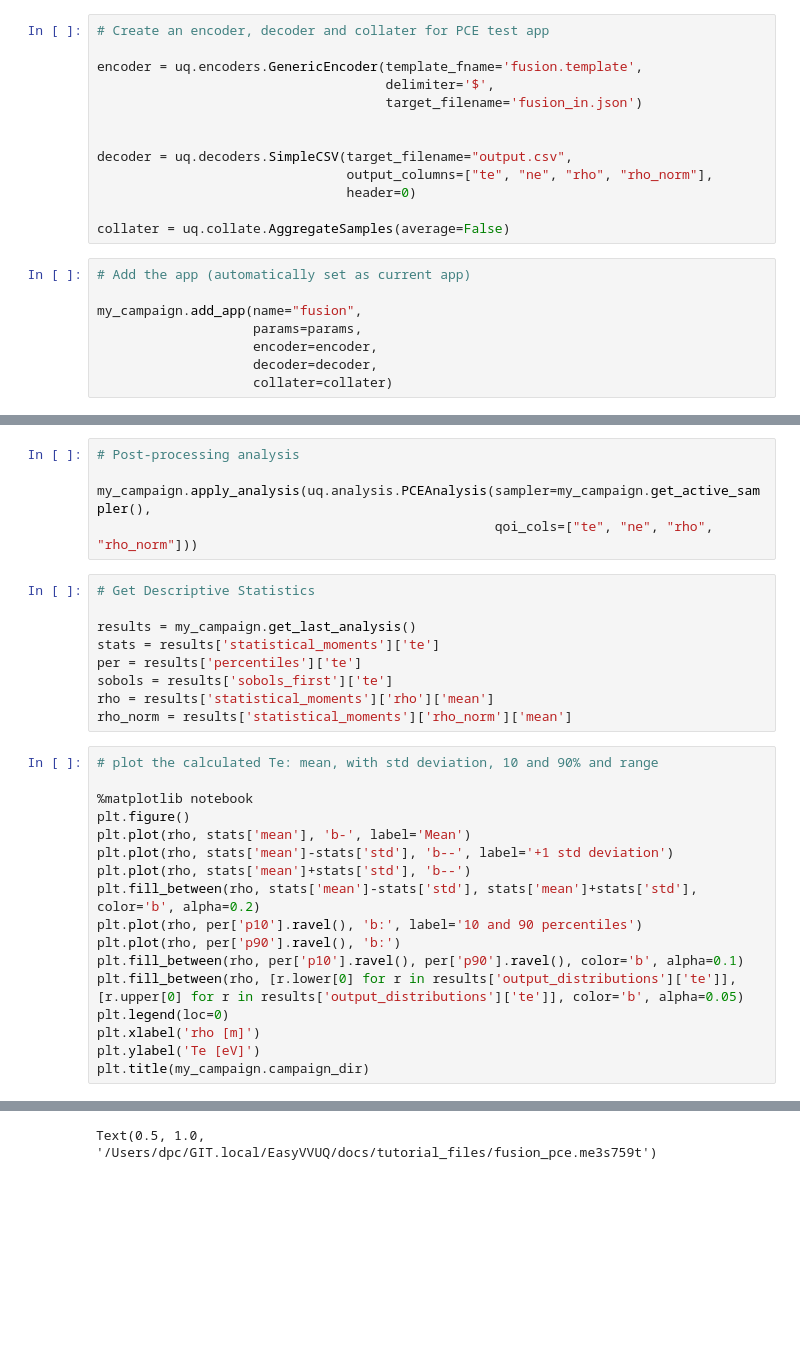
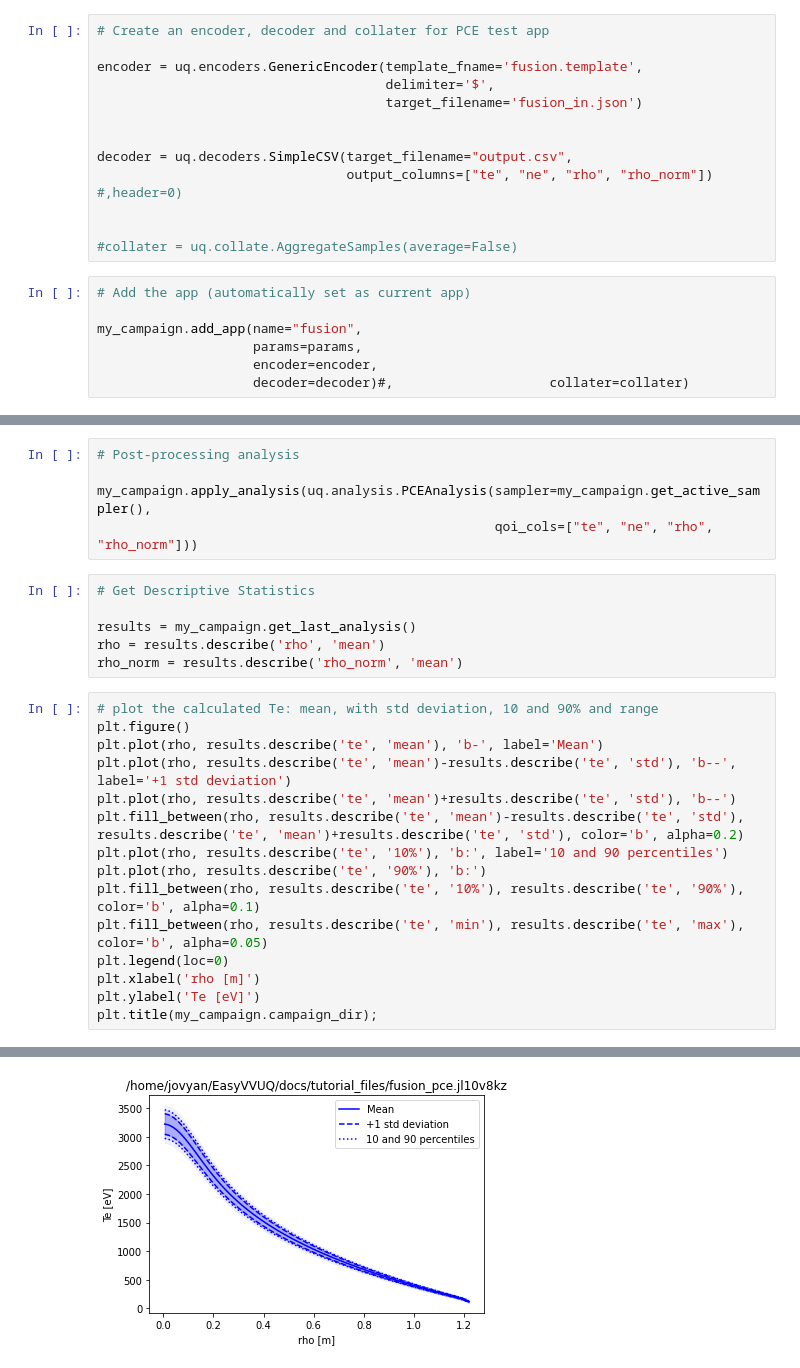
Before and after one commit to UCL-CCS/EasyVVUQ, a Jupyter notebook: docs/tutorial_files/easyvvuq_fusion_tutorial.ipynb, the cells around one changed output, grey strips where cells are left out. Drawn from its saved outputs; the diff is of its cells as text; blank space fills up the shorter version.

Commit message:
update the fusion notebook

```diff
--- a/docs/tutorial_files/easyvvuq_fusion_tutorial.ipynb
+++ b/docs/tutorial_files/easyvvuq_fusion_tutorial.ipynb
@@ -50,18 +72,17 @@ encoder = uq.encoders.GenericEncoder(template_fname='fusion.template',
 
 
 decoder = uq.decoders.SimpleCSV(target_filename="output.csv",
-                                output_columns=["te", "ne", "rho", "rho_norm"],
-                                header=0)
+                                output_columns=["te", "ne", "rho", "rho_norm"]) #,header=0)
 
-collater = uq.collate.AggregateSamples(average=False)
+
+#collater = uq.collate.AggregateSamples(average=False)
 # %%
 # Add the app (automatically set as current app)
 
 my_campaign.add_app(name="fusion",
                     params=params,
                     encoder=encoder,
-                    decoder=decoder,
-                    collater=collater)
+                    decoder=decoder)#,                    collater=collater)
 # %%
 # Create the sampler (here simplified to two uncertain quantities)
 
@@ -118,26 +162,21 @@ my_campaign.apply_analysis(uq.analysis.PCEAnalysis(sampler=my_campaign.get_activ
 # Get Descriptive Statistics
 
 results = my_campaign.get_last_analysis()
-stats = results['statistical_moments']['te']
-per = results['percentiles']['te']
-sobols = results['sobols_first']['te']
-rho = results['statistical_moments']['rho']['mean']
-rho_norm = results['statistical_moments']['rho_norm']['mean']
+rho = results.describe('rho', 'mean')
+rho_norm = results.describe('rho_norm', 'mean')
 # %%
 # plot the calculated Te: mean, with std deviation, 10 and 90% and range
-
-%matplotlib notebook
 plt.figure()
-plt.plot(rho, stats['mean'], 'b-', label='Mean')
-plt.plot(rho, stats['mean']-stats['std'], 'b--', label='+1 std deviation')
-plt.plot(rho, stats['mean']+stats['std'], 'b--')
-plt.fill_between(rho, stats['mean']-stats['std'], stats['mean']+stats['std'], color='b', alpha=0.2)
-plt.plot(rho, per['p10'].ravel(), 'b:', label='10 and 90 percentiles')
-plt.plot(rho, per['p90'].ravel(), 'b:')
-plt.fill_between(rho, per['p10'].ravel(), per['p90'].ravel(), color='b', alpha=0.1)
-plt.fill_between(rho, [r.lower[0] for r in results['output_distributions']['te']], [r.upper[0] for r in results['output_distributions']['te']], color='b', alpha=0.05)
+plt.plot(rho, results.describe('te', 'mean'), 'b-', label='Mean')
+plt.plot(rho, results.describe('te', 'mean')-results.describe('te', 'std'), 'b--', label='+1 std deviation')
+plt.plot(rho, results.describe('te', 'mean')+results.describe('te', 'std'), 'b--')
+plt.fill_between(rho, results.describe('te', 'mean')-results.describe('te', 'std'), results.describe('te', 'mean')+results.describe('te', 'std'), color='b', alpha=0.2)
+plt.plot(rho, results.describe('te', '10%'), 'b:', label='10 and 90 percentiles')
+plt.plot(rho, results.describe('te', '90%'), 'b:')
+plt.fill_between(rho, results.describe('te', '10%'), results.describe('te', '90%'), color='b', alpha=0.1)
+plt.fill_between(rho, results.describe('te', 'min'), results.describe('te', 'max'), color='b', alpha=0.05)
 plt.legend(loc=0)
 plt.xlabel('rho [m]')
 plt.ylabel('Te [eV]')
-plt.title(my_campaign.campaign_dir)
+plt.title(my_campaign.campaign_dir);
 # %% [output]
@@ -146,4 +183,4 @@ plt.title(my_campaign.campaign_dir)
-Text(0.5, 1.0, '/Users/dpc/GIT.local/EasyVVUQ/docs/tutorial_files/fusion_pce.me3s759t')
+[figure, added]
 # %%
 # plot the first Sobol results
 
```
Also changed, not shown: parts of 11 cells of this notebook.
